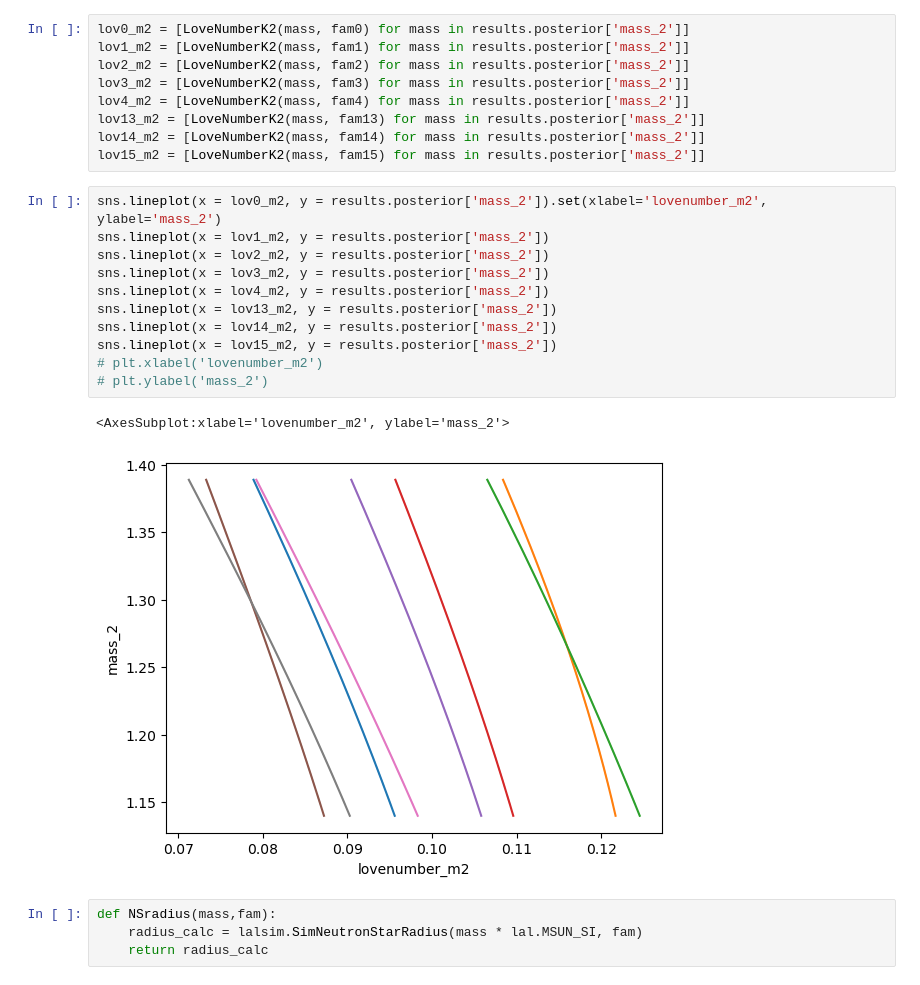
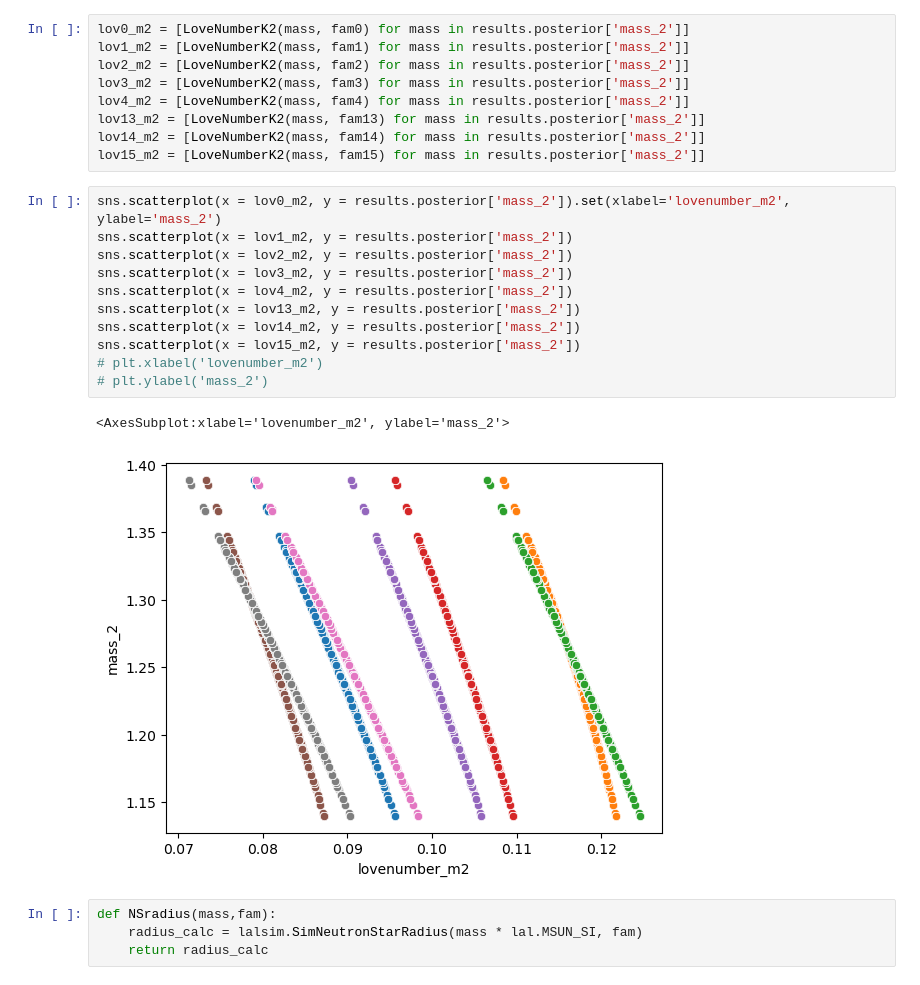
Before and after one commit to daniellmarc/Binary_Love, a Jupyter notebook: Test_extract_EOS.ipynb, the cells around one changed output. Drawn from its saved outputs; the diff is of its cells as text.

```diff
--- a/Test_extract_EOS.ipynb
+++ b/Test_extract_EOS.ipynb
@@ -106,19 +106,19 @@ lov13_m2 = [LoveNumberK2(mass, fam13) for mass in results.posterior['mass_2']]
 lov14_m2 = [LoveNumberK2(mass, fam14) for mass in results.posterior['mass_2']]
 lov15_m2 = [LoveNumberK2(mass, fam15) for mass in results.posterior['mass_2']]
 # %%
-sns.lineplot(x = lov0_m2, y = results.posterior['mass_2']).set(xlabel='lovenumber_m2', ylabel='mass_2')
-sns.lineplot(x = lov1_m2, y = results.posterior['mass_2'])
-sns.lineplot(x = lov2_m2, y = results.posterior['mass_2'])
-sns.lineplot(x = lov3_m2, y = results.posterior['mass_2'])
-sns.lineplot(x = lov4_m2, y = results.posterior['mass_2'])
-sns.lineplot(x = lov13_m2, y = results.posterior['mass_2'])
-sns.lineplot(x = lov14_m2, y = results.posterior['mass_2'])
-sns.lineplot(x = lov15_m2, y = results.posterior['mass_2'])
+sns.scatterplot(x = lov0_m2, y = results.posterior['mass_2']).set(xlabel='lovenumber_m2', ylabel='mass_2')
+sns.scatterplot(x = lov1_m2, y = results.posterior['mass_2'])
+sns.scatterplot(x = lov2_m2, y = results.posterior['mass_2'])
+sns.scatterplot(x = lov3_m2, y = results.posterior['mass_2'])
+sns.scatterplot(x = lov4_m2, y = results.posterior['mass_2'])
+sns.scatterplot(x = lov13_m2, y = results.posterior['mass_2'])
+sns.scatterplot(x = lov14_m2, y = results.posterior['mass_2'])
+sns.scatterplot(x = lov15_m2, y = results.posterior['mass_2'])
 # plt.xlabel('lovenumber_m2')
 # plt.ylabel('mass_2')
 # %% [output]
 <AxesSubplot:xlabel='lovenumber_m2', ylabel='mass_2'>
-[figure, old version]
+[figure, new version]
 # %%
 def NSradius(mass,fam):
     radius_calc = lalsim.SimNeutronStarRadius(mass * lal.MSUN_SI, fam)
```
Also changed, not shown: parts of 8 cells of this notebook.
